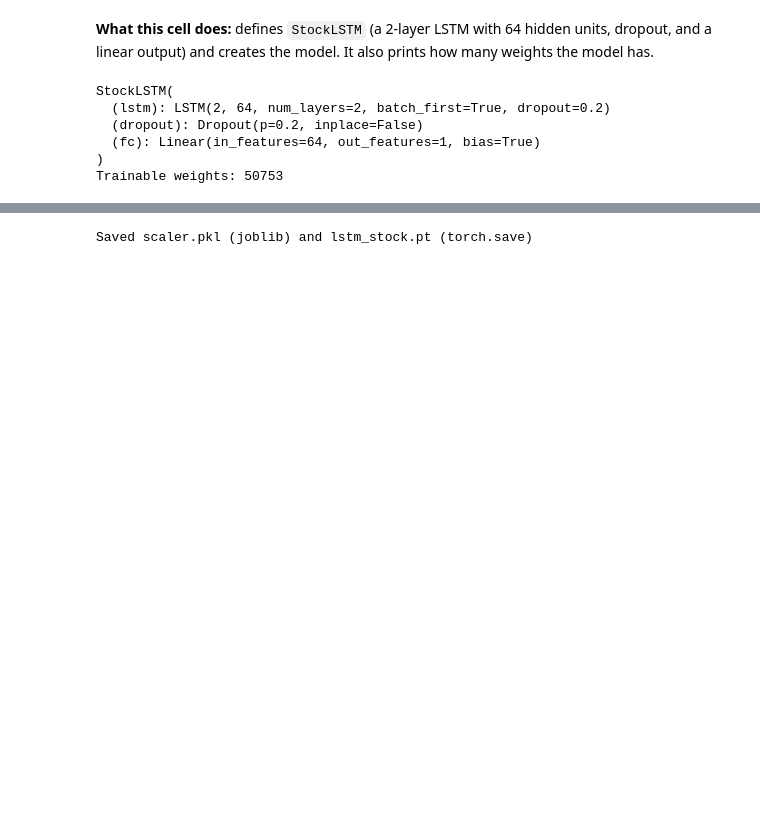
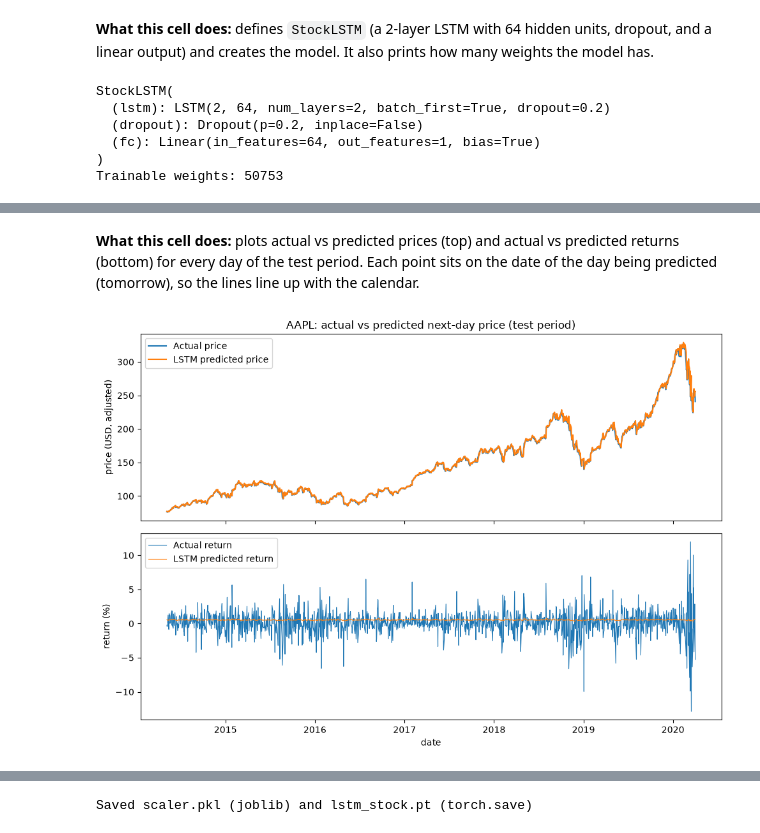
Before and after one commit to simonlivson/DI_Bootcamp, a Jupyter notebook: Week5/Day4/DailyChallenge/stock_price_prediction_lstm.ipynb, the cells around one changed output, grey strips where cells are left out. Saved outputs shown, nothing was run; the diff lists cells and outputs as text; code cells hidden in the pictures; blank space fills up the shorter version.

```diff
--- a/Week5/Day4/DailyChallenge/stock_price_prediction_lstm.ipynb
+++ b/Week5/Day4/DailyChallenge/stock_price_prediction_lstm.ipynb
@@ -435,0 +440,31 @@ plt.xlabel('date'); plt.ylabel('price (USD)'); plt.legend(); plt.tight_layout();
+# %%
+# To-Do (code): test predictions, return -> price, metrics on price AND on return
+def predict(loader):
+    model.eval()
+    preds = []
+    with torch.no_grad():
+        for xb, _ in loader:
+            preds.append(model(xb.to(device)).cpu().numpy())
+    return np.concatenate(preds)
+
+pred_scaled = predict(test_loader)
+pred_ret = target_scaler.inverse_transform(pred_scaled.reshape(-1, 1)).ravel()   # back to a simple return
+pred_price = test_today_adj * (1 + pred_ret)                                     # return -> price
+
+# Naive baseline (my addition): return = 0, so tomorrow's price = today's price
+zero_ret = np.zeros_like(pred_ret)
+naive_price = test_today_adj * (1 + zero_ret)
+
+def metrics(name, pred_p, pred_r):
+    return {
+        'model': name,
+        'price R2': r2_score(test_next_adj, pred_p),
+        'price MAE ($)': mean_absolute_error(test_next_adj, pred_p),
+        'return R2': r2_score(test_actual_ret, pred_r),
+        'return MAE (%)': mean_absolute_error(test_actual_ret, pred_r) * 100,
+    }
+
+results = pd.DataFrame([metrics('LSTM', pred_price, pred_ret),
+                        metrics('Naive (return = 0)', naive_price, zero_ret)])
+print('Test days:', len(test_rows))
+display(results.round(4))
@@ -435,0 +476,17 @@ plt.xlabel('date'); plt.ylabel('price (USD)'); plt.legend(); plt.tight_layout();
+# %% [markdown]
+**What this cell does:** plots actual vs predicted prices (top) and actual vs predicted returns (bottom) for every day of the test period. Each point sits on the date of the day being predicted (tomorrow), so the lines line up with the calendar.
+# %%
+# Actual vs predicted on the test period: prices (top), returns (bottom)
+d_next = stock.index[stock.index.get_indexer(d_test) + 1]   # the date of the day being predicted
+
+fig, axes = plt.subplots(2, 1, figsize=(10, 7), sharex=True)
+axes[0].plot(d_next, test_next_adj, label='Actual price')
+axes[0].plot(d_next, pred_price, label='LSTM predicted price')
+axes[0].set_title(f'{TICKER}: actual vs predicted next-day price (test period)')
+axes[0].set_ylabel('price (USD, adjusted)'); axes[0].legend()
+axes[1].plot(d_next, test_actual_ret * 100, label='Actual return', linewidth=0.8)
+axes[1].plot(d_next, pred_ret * 100, label='LSTM predicted return', linewidth=0.8)
+axes[1].set_ylabel('return (%)'); axes[1].set_xlabel('date'); axes[1].legend()
+plt.tight_layout(); plt.show()
+# %% [output]
+[figure, added]
```
Also changed, not shown: parts of 55 cells of this notebook.
